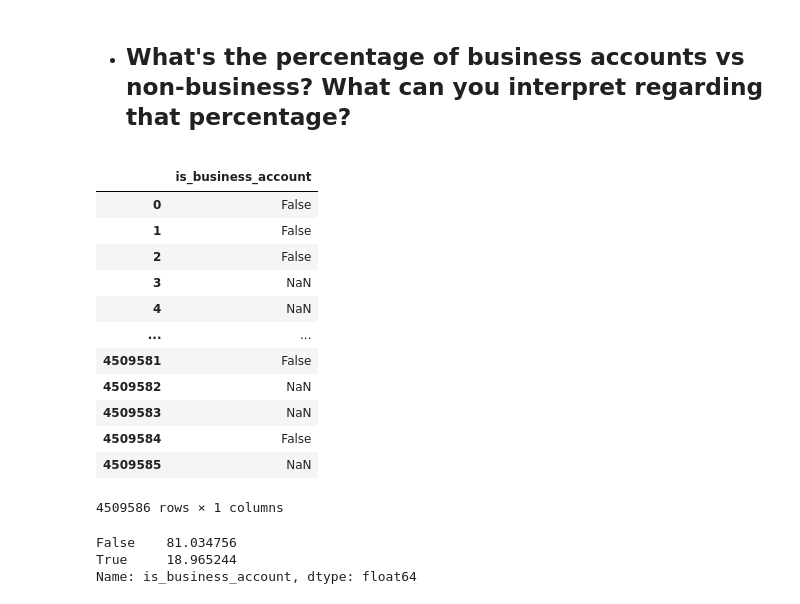
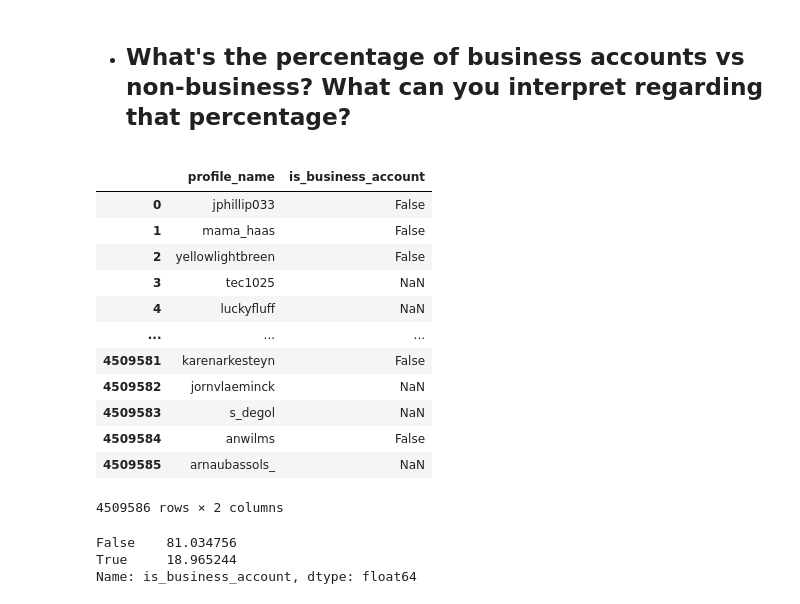
Before and after one commit to jonasbarth/adm-2022-hw-2, a Jupyter notebook: RQ2.ipynb, the cells around one changed output. Saved outputs shown, nothing was run; the diff lists cells and outputs as text; code cells hidden in the pictures.

```diff
--- a/RQ2.ipynb
+++ b/RQ2.ipynb
@@ -9,5 +18,4 @@ import seaborn as sns
 # %% [markdown]
 \- We take only the two coloumns (profile_name, n_posts) of interest to us from our DataFrame 'instagram_profiles.csv'
 # %%
-mydata = pd.read_csv('instagram_profiles.csv', sep='\t', usecols=['profile_name', 'firstname_lastname', 'n_posts'])
-mydata
+prof_data = dt.fread('instagram_profiles.csv', sep='\t', columns={"profile_name", "firstname_lastname", "n_posts", "is_business_account"}).to_pandas()
@@ -197,21 +263,21 @@ sns.barplot(x=['photo', 'also_video'], y=[(df4['post_type'] == 1.0).sum(), (df4[
 # %% [markdown]
 - ## What's the percentage of business accounts vs non-business? What can you interpret regarding that percentage?
 # %%
-df5 = pd.read_csv('instagram_profiles.csv', usecols=['is_business_account'], sep='\t')
+buss_data = prof_data[['profile_name', 'is_business_account']]
 # %%
-df5
+buss_data
 # %% [output]
-|  | is_business_account |
-| 0 | False |
-| 1 | False |
-| 2 | False |
-| 3 | NaN |
-| 4 | NaN |
-| ... | ... |
-| 4509581 | False |
-| 4509582 | NaN |
-| 4509583 | NaN |
-| 4509584 | False |
-| 4509585 | NaN |
+|  | profile_name | is_business_account |
+| 0 | jphillip033 | False |
+| 1 | mama_haas | False |
+| 2 | yellowlightbreen | False |
+| 3 | tec1025 | NaN |
+| 4 | luckyfluff | NaN |
+| ... | ... | ... |
+| 4509581 | karenarkesteyn | False |
+| 4509582 | jornvlaeminck | NaN |
+| 4509583 | s_degol | NaN |
+| 4509584 | anwilms | False |
+| 4509585 | arnaubassols_ | NaN |
-4509586 rows × 1 columns
+4509586 rows × 2 columns
 # %%
```
Also changed, not shown: parts of 35 cells of this notebook.
